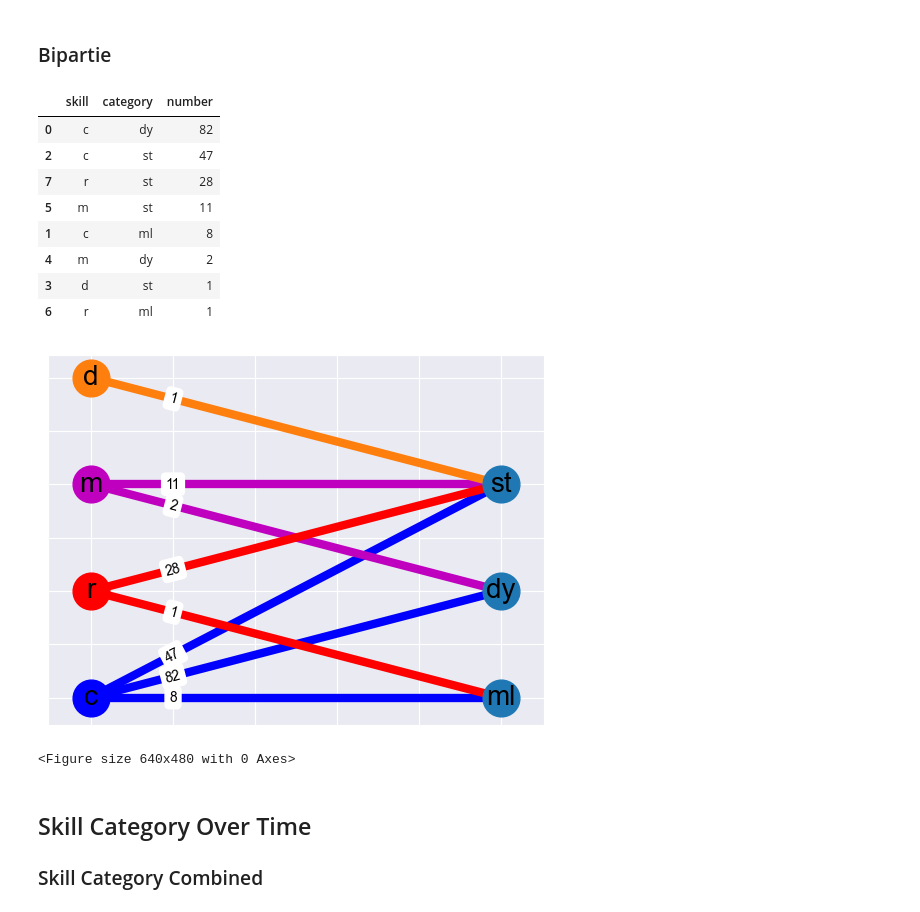
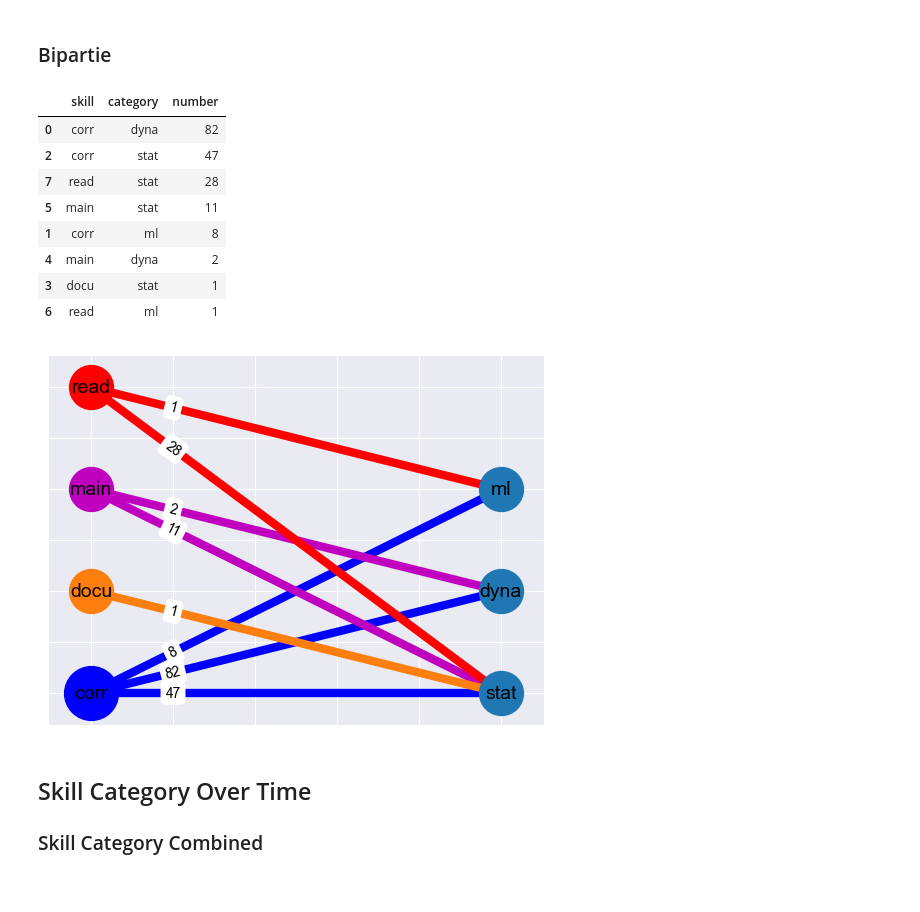
Before and after one commit to m-messer/Automated-Assessment-SLR-Data-Processing, a Jupyter notebook: results.ipynb, the cells around one changed output. Saved outputs shown, nothing was run; the diff lists cells and outputs as text; code cells hidden in the pictures.

```diff
--- a/results.ipynb
+++ b/results.ipynb
@@ -269,73 +269,71 @@ plt.savefig('plots/skill_cat_2d_bubble.pdf', bbox_inches='tight')
 # %%
 skill_cat_bp = skill_cat_2d_grp.copy()
 
-skill_cat_bp.skill = skill_cat_bp.skill.map(lambda x: x[0])
-skill_cat_bp.category = skill_cat_bp.category.map(lambda x: x[:2])
+skill_cat_bp.skill = skill_cat_bp.skill.map(lambda x: x[:4])
+skill_cat_bp.category = skill_cat_bp.category.map(lambda x: x[:4])
 
 skill_cat_bp
 # %% [output]
 |  | skill | category | number |
-| 0 | c | dy | 82 |
-| 2 | c | st | 47 |
-| 7 | r | st | 28 |
-| 5 | m | st | 11 |
-| 1 | c | ml | 8 |
-| 4 | m | dy | 2 |
-| 3 | d | st | 1 |
-| 6 | r | ml | 1 |
+| 0 | corr | dyna | 82 |
+| 2 | corr | stat | 47 |
+| 7 | read | stat | 28 |
+| 5 | main | stat | 11 |
+| 1 | corr | ml | 8 |
+| 4 | main | dyna | 2 |
+| 3 | docu | stat | 1 |
+| 6 | read | ml | 1 |
 # %%
 # Adapted from documentation
+# TODO change nodes to text
 
 B = nx.Graph()
-B.add_nodes_from(['c', 'r', 'm', 'd'], bipartite=0)
-B.add_nodes_from(['dy', 'st', 'ml'], bipartite=1)
+B.add_nodes_from(['corr', 'read', 'main', 'docu'], bipartite=0)
+B.add_nodes_from(['dyna', 'stat', 'ml'], bipartite=1)
 
 bp_raw = list(skill_cat_bp.itertuples(index=False,name=None))
 
 for e in bp_raw:
     B.add_edge(e[0], e[1], weight=e[2])
 
 
 # Separate by group
 l, r = nx.bipartite.sets(B)
 pos = {}
 
 # Update position for node from each group
 pos.update((node, (1, index)) for index, node in enumerate(l))
 pos.update((node, (2, index)) for index, node in enumerate(r))
 
 
 # nodes
-nx.draw_networkx_nodes(B, pos, node_size=700, nodelist=['c'], node_color='b')
-nx.draw_networkx_nodes(B, pos, node_size=700, nodelist=['m'], node_color='m')
-nx.draw_networkx_nodes(B, pos, node_size=700, nodelist=['r'], node_color='r')
-nx.draw_networkx_nodes(B, pos, node_size=700, nodelist=['d'], node_color='tab:orange')
-nx.draw_networkx_nodes(B, pos, node_size=700, nodelist=['ml', 'st', 'dy'])
+nx.draw_networkx_nodes(B, pos, node_size=1500, nodelist=['corr'], node_color='b')
+nx.draw_networkx_nodes(B, pos, node_size=1000, nodelist=['main'], node_color='m')
+nx.draw_networkx_nodes(B, pos, node_size=1000, nodelist=['read'], node_color='r')
+nx.draw_networkx_nodes(B, pos, node_size=1000, nodelist=['docu'], node_color='tab:orange')
+nx.draw_networkx_nodes(B, pos, node_size=1000, nodelist=['ml', 'stat', 'dyna'])
 
 # edges
-e_c = [(u, v) for (u, v, d) in B.edges(data=True) if u == 'c']
-e_m = [(u, v) for (u, v, d) in B.edges(data=True) if u == 'm']
-e_r = [(u, v) for (u, v, d) in B.edges(data=True) if u == 'r']
-e_d = [(u, v) for (u, v, d) in B.edges(data=True) if u == 'd']
+e_c = [(u, v) for (u, v, d) in B.edges(data=True) if u == 'corr']
+e_m = [(u, v) for (u, v, d) in B.edges(data=True) if u == 'main']
+e_r = [(u, v) for (u, v, d) in B.edges(data=True) if u == 'read']
+e_d = [(u, v) for (u, v, d) in B.edges(data=True) if u == 'docu']
 
 nx.draw_networkx_edges(B, pos, width=6, edgelist=e_c, edge_color='b')
 nx.draw_networkx_edges(B, pos, width=6, edgelist=e_m, edge_color='m')
 nx.draw_networkx_edges(B, pos, width=6, edgelist=e_r, edge_color='r')
 nx.draw_networkx_edges(B, pos, width=6, edgelist=e_d, edge_color='tab:orange')
 
 # node labels
-nx.draw_networkx_labels(B, pos, font_size=20, font_family="sans-serif")
+nx.draw_networkx_labels(B, pos, font_size=14, font_family="sans-serif")
 
 # edge weight labels
 edge_labels = nx.get_edge_attributes(B, "weight")
 
 nx.draw_networkx_edge_labels(B, pos, edge_labels, label_pos=0.8)
-plt.show()
 plt.savefig('plots/skill_cat_bipartie.png')
-# Needs manual class annotation
 # %% [output]
-[figure, old version]
+[figure, new version]
-<Figure size 640x480 with 0 Axes>
 # %% [markdown]
 ## Skill Category Over Time
 ### Skill Category Combined
```
Also changed, not shown: parts of 2 cells of this notebook, 3 other files.
